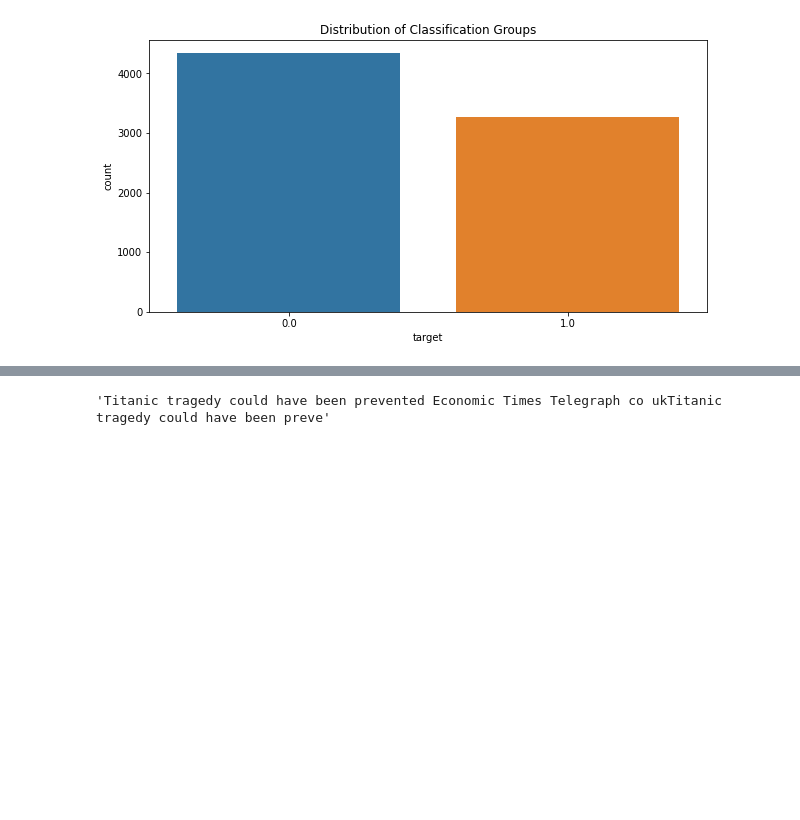
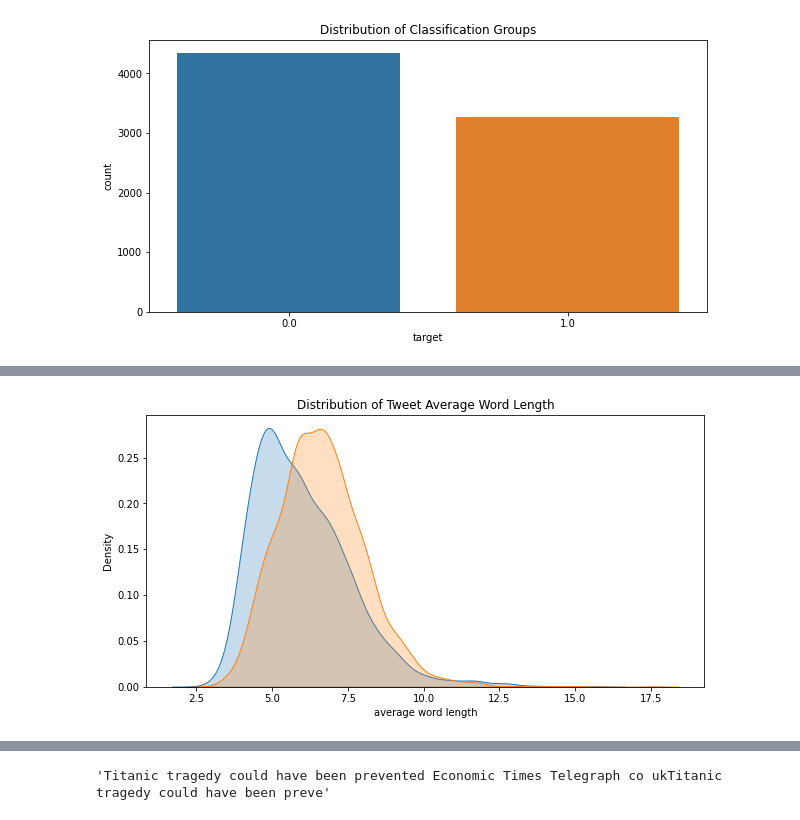
Before and after one commit to michaelchyan/MSDS422, a Jupyter notebook: Module_9_NLP_Disaster.ipynb, the cells around one changed output, grey strips where cells are left out. Saved outputs shown, nothing was run; the diff lists cells and outputs as text; code cells hidden in the pictures; blank space fills up the shorter version.

```diff
--- a/Module_9_NLP_Disaster.ipynb
+++ b/Module_9_NLP_Disaster.ipynb
@@ -112,0 +152,26 @@ plt.show(graph1)
+# %%
+#define function to find average word length
+def average_word_length(x):
+    x = x.split()
+    return np.mean([len(i) for i in x])
+
+#broadcast to text column
+total['average word length'] = total['text'].apply(average_word_length)
+
+#split so we can use updated train set with new feature
+train = total[:len(train)]
+
+#define subplot to see graphs side by side
+fig, ax = plt.subplots(figsize = (10, 5))
+
+#create graphs
+sns.kdeplot(train['average word length'][train['target'] == 0], shade = True, label = 'Not disaster tweet')
+sns.kdeplot(train['average word length'][train['target'] == 1], shade = True, label = 'Disaster tweet')
+
+#set title
+plt.title('Distribution of Tweet Average Word Length')
+
+#splot graphs
+plt.show()
+# %% [output]
+[figure, added]
```
Also changed, not shown: parts of 55 cells of this notebook.
